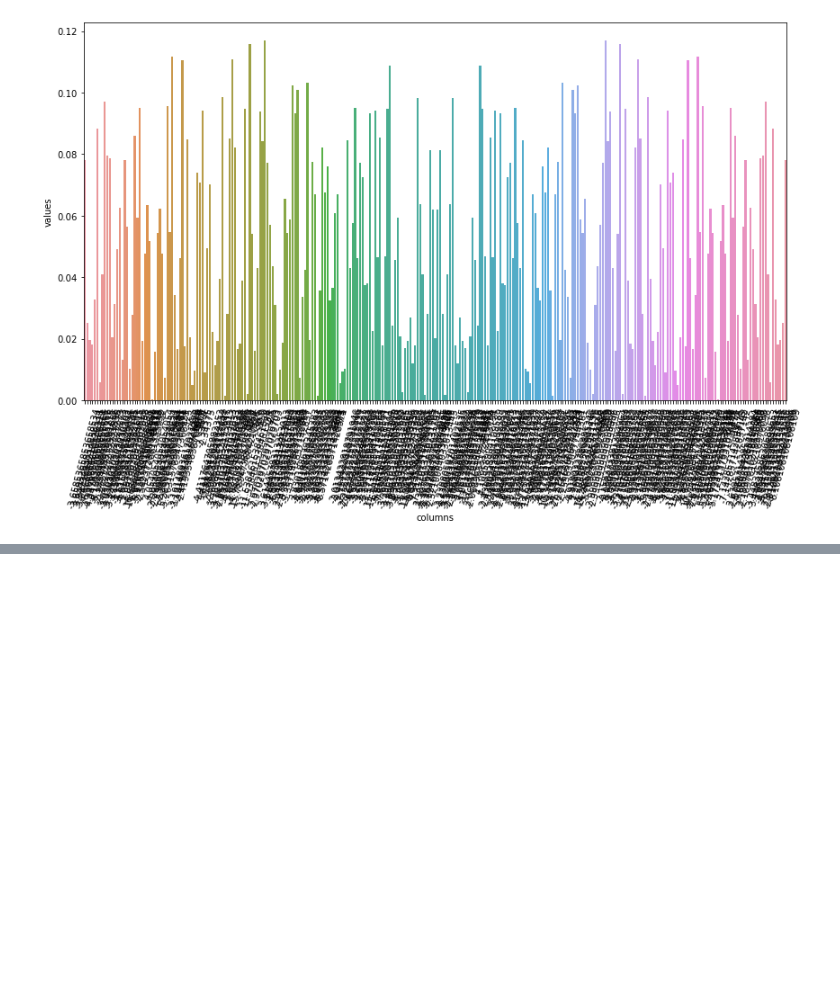
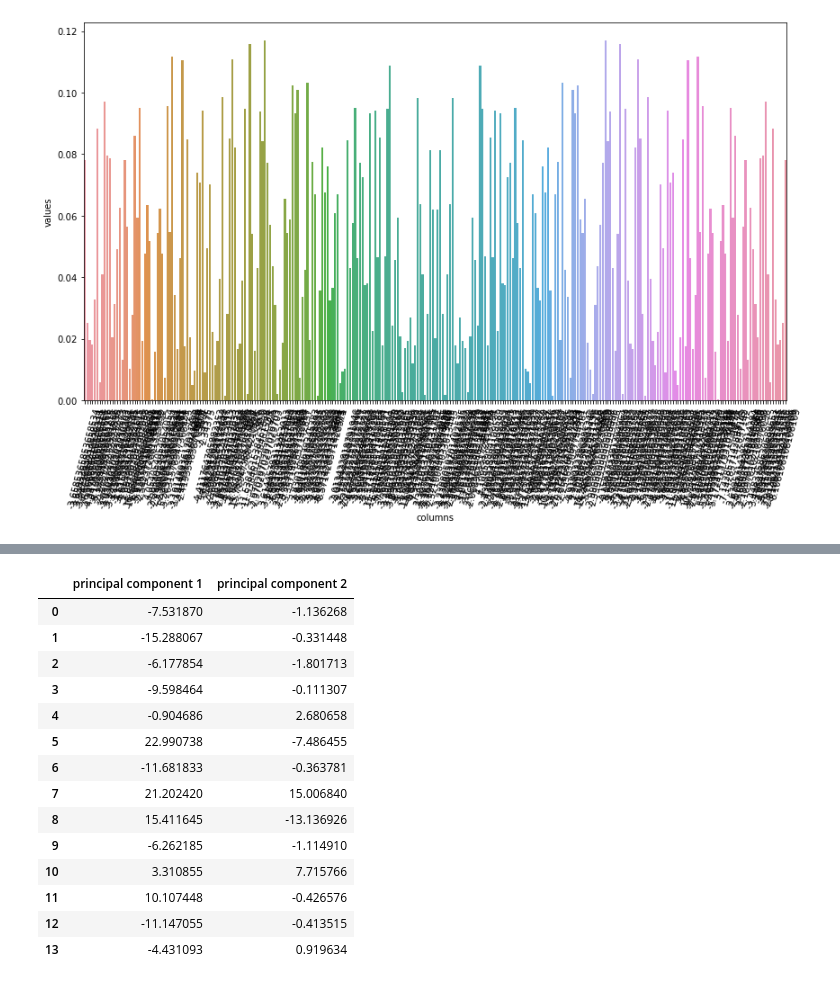
Before and after one commit to Starfarmer2/DIIG_Aquatrax_F23, a Jupyter notebook: src/Small_Leaks/PCA_Caroline.ipynb, the cells around one changed output, grey strips where cells are left out. Saved outputs shown, nothing was run; the diff lists cells and outputs as text; code cells hidden in the pictures; blank space fills up the shorter version.

```diff
--- a/src/Small_Leaks/PCA_Caroline.ipynb
+++ b/src/Small_Leaks/PCA_Caroline.ipynb
@@ -332,0 +381,23 @@ plt.show()
+# %%
+pca_model = PCA(n_components=2)
+principalComponents = pca_model.fit_transform(normalized_df)
+# %%
+principal_df = pd.DataFrame(data = principalComponents
+             , columns = ['principal component 1', 'principal component 2'])
+principal_df
+# %% [output]
+|  | principal component 1 | principal component 2 |
+| 0 | -7.531870 | -1.136268 |
+| 1 | -15.288067 | -0.331448 |
+| 2 | -6.177854 | -1.801713 |
+| 3 | -9.598464 | -0.111307 |
+| 4 | -0.904686 | 2.680658 |
+| 5 | 22.990738 | -7.486455 |
+| 6 | -11.681833 | -0.363781 |
+| 7 | 21.202420 | 15.006840 |
+| 8 | 15.411645 | -13.136926 |
+| 9 | -6.262185 | -1.114910 |
+| 10 | 3.310855 | 7.715766 |
+| 11 | 10.107448 | -0.426576 |
+| 12 | -11.147055 | -0.413515 |
+| 13 | -4.431093 | 0.919634 |
```
Also changed, not shown: parts of 7 cells of this notebook.
